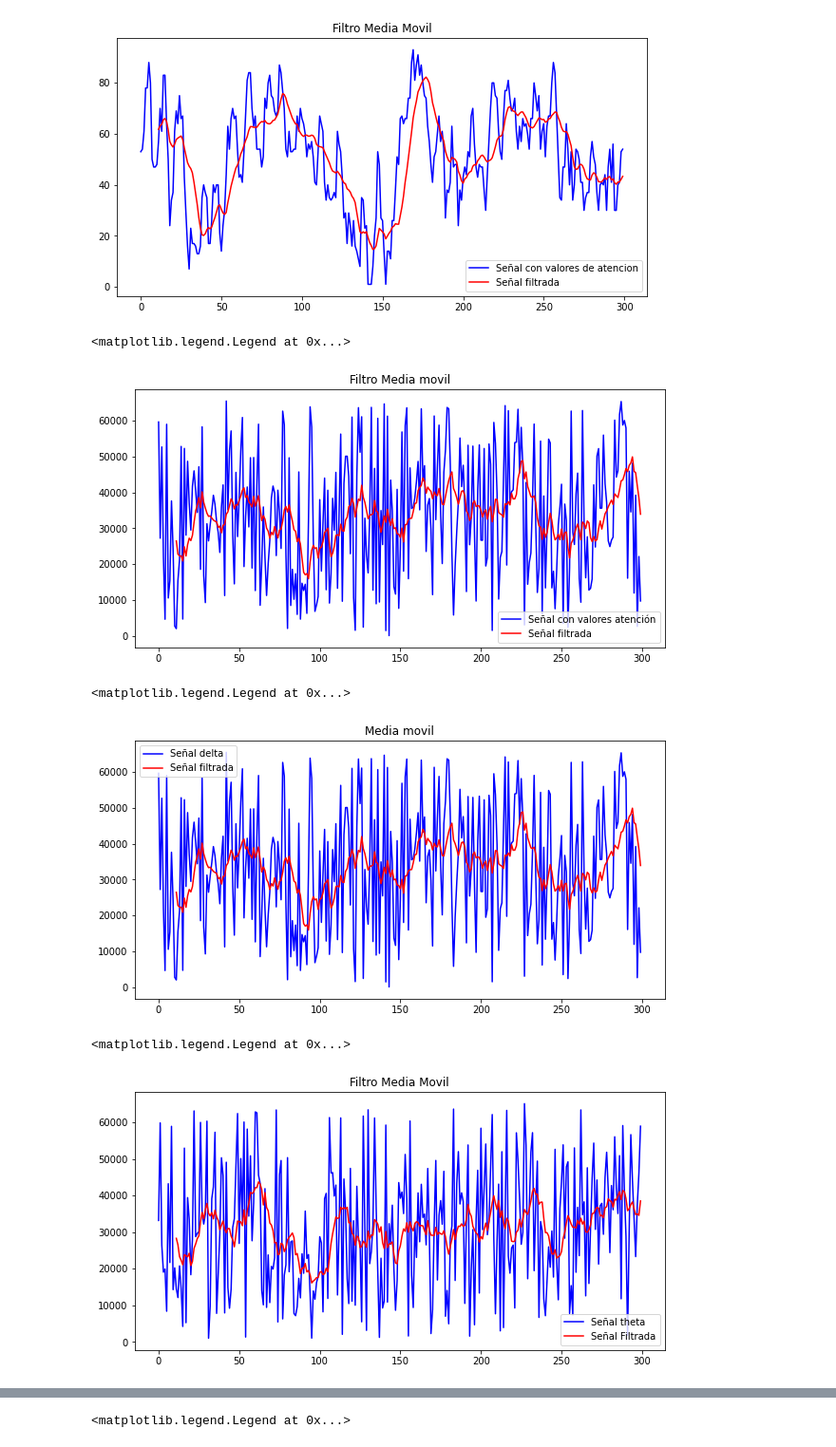
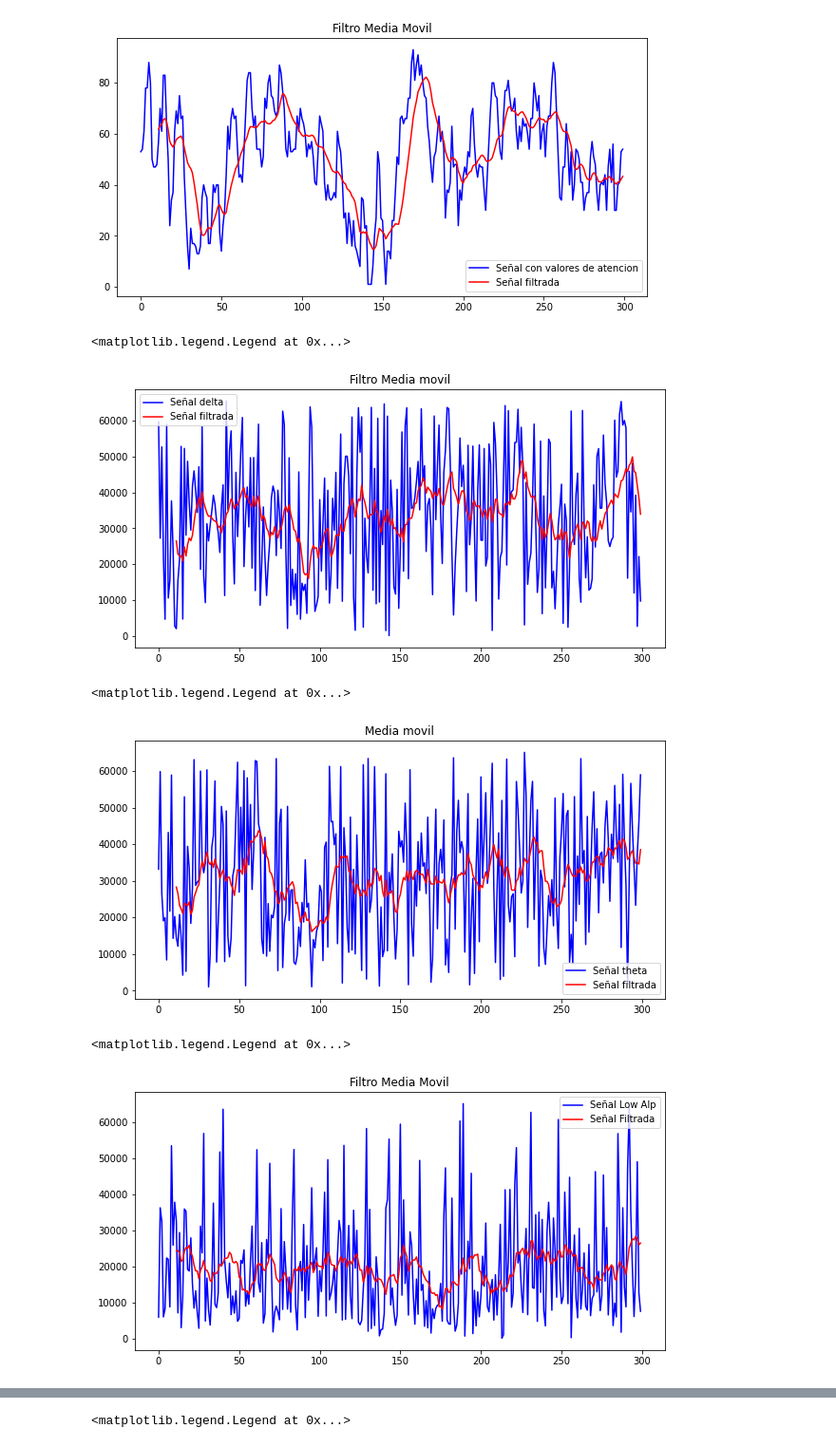
Before and after one commit to KevinEnriquez96/Proyecto-de-titulacion, a Jupyter notebook: filtrosSeñalesEEG.ipynb, the cells around one changed output, grey strips where cells are left out. Shown at 95% size. Drawn from its saved outputs; the diff is of its cells as text; code cells hidden in the pictures.

```diff
--- a/filtrosSeñalesEEG.ipynb
+++ b/filtrosSeñalesEEG.ipynb
@@ -113,27 +113,27 @@ plt.legend(loc='best')
 <matplotlib.legend.Legend at 0x...>
 [figure]
 # %%
-signal2[:500].plot(figsize=(10,5),label='Señal con valores atención',color='blue')
+signal2[:500].plot(figsize=(10,5),label='Señal delta',color='blue')
 moving_avg2[:500].plot(label='Señal filtrada',color='red')
 plt.title('Filtro Media movil')
 plt.legend(loc='best')
 # %% [output]
 <matplotlib.legend.Legend at 0x...>
-[figure, old version]
+[figure, new version]
 # %%
-signal2[:500].plot(figsize=(10,5),label='Señal delta',color='blue')
-moving_avg2[:500].plot(label='Señal filtrada',color='red')
+signal3[:500].plot(figsize=(10,5),label='Señal theta',color='blue')
+moving_avg3[:500].plot(label='Señal filtrada',color='red')
 plt.title('Media movil')
 plt.legend(loc='best')
 # %% [output]
 <matplotlib.legend.Legend at 0x...>
-[figure, old version]
+[figure, new version]
 # %%
-signal3[:500].plot(figsize=(10,5),label='Señal theta',color='blue')
-moving_avg3[:500].plot(label='Señal Filtrada',color='red')
+signal4[:500].plot(figsize=(10,5),label='Señal Low Alp',color='blue')
+moving_avg4[:500].plot(label='Señal Filtrada',color='red')
 plt.title('Filtro Media Movil')
 plt.legend(loc='best')
 # %% [output]
 <matplotlib.legend.Legend at 0x...>
-[figure, old version]
+[figure, new version]
 # %%
```
Also changed, not shown: parts of 11 cells of this notebook.
